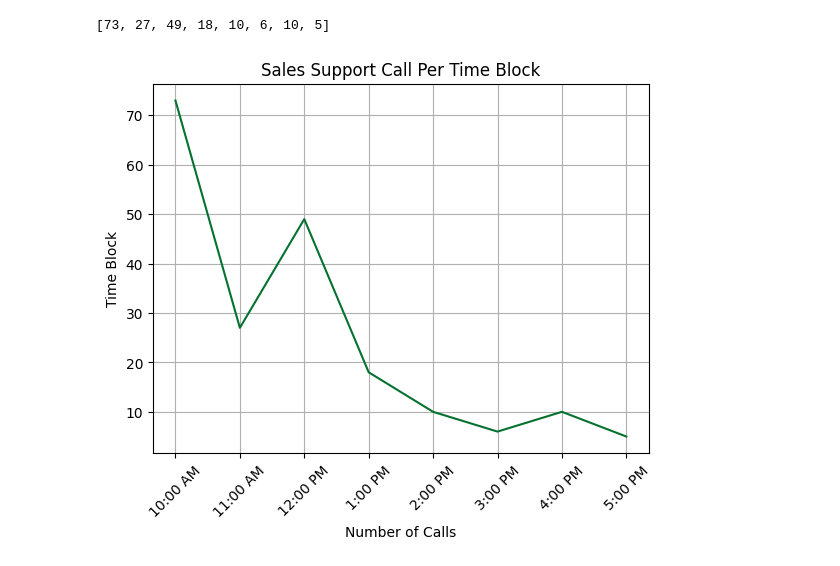
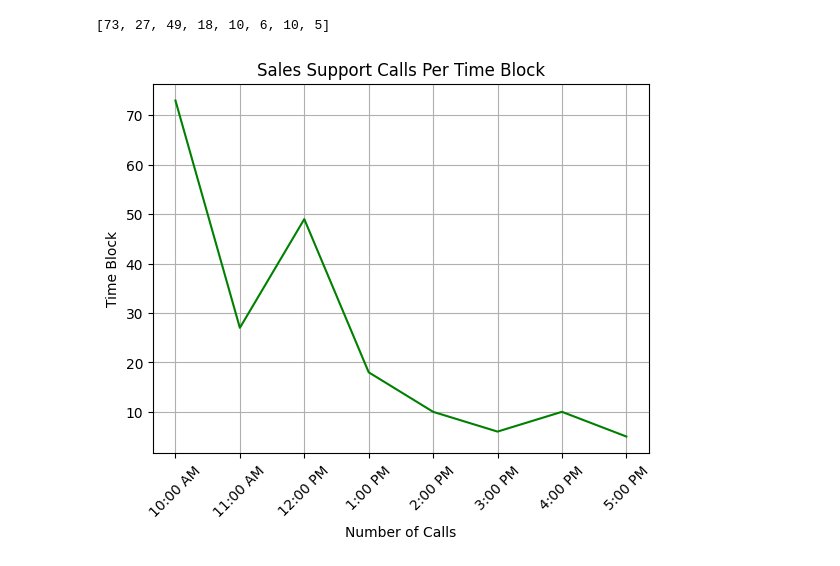
Before and after one commit to Kap19kp/Call_center_Assignment2, a Jupyter notebook: Call_Center_Cleanup.ipynb, the cells around one changed output. Saved outputs shown, nothing was run; the diff lists cells and outputs as text; code cells hidden in the pictures.

```diff
--- a/Call_Center_Cleanup.ipynb
+++ b/Call_Center_Cleanup.ipynb
@@ -982,15 +983,15 @@ lst
 [73, 27, 49, 18, 10, 6, 10, 5]
 # %%
 #Created line chart for number of for Sales Support per time block
-sns.lineplot(data=time10, x=time_lst, y=lst)
+sns.lineplot(data=time10, x=time_lst, y=lst, color='Green')
 plt.grid()
 plt.xticks(rotation=45)
 plt.xlabel("Number of Calls")
 plt.ylabel("Time Block")
-plt.title('Sales Support Call Per Time Block')
+plt.title('Sales Support Calls Per Time Block')
 plt.show()
 # %% [output]
-[figure, old version]
+[figure, new version]
 # %%
 ##Coding suggestion from TA -- Kept for future reference ######
 # get unique list of times in time block
```
Also changed, not shown: parts of 6 cells of this notebook, 2 other files.
